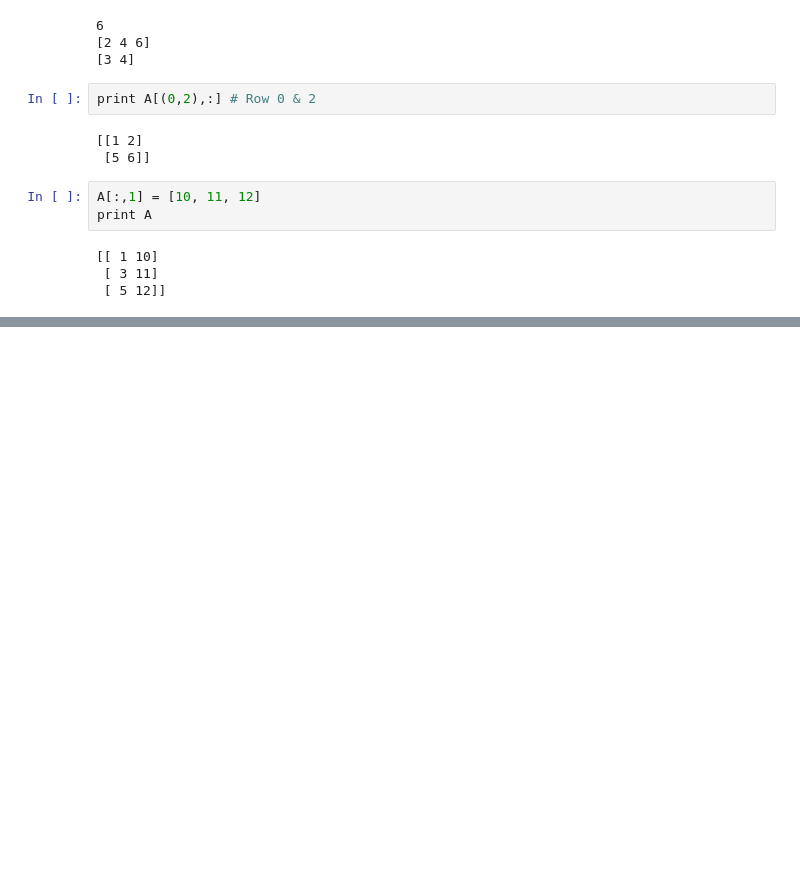
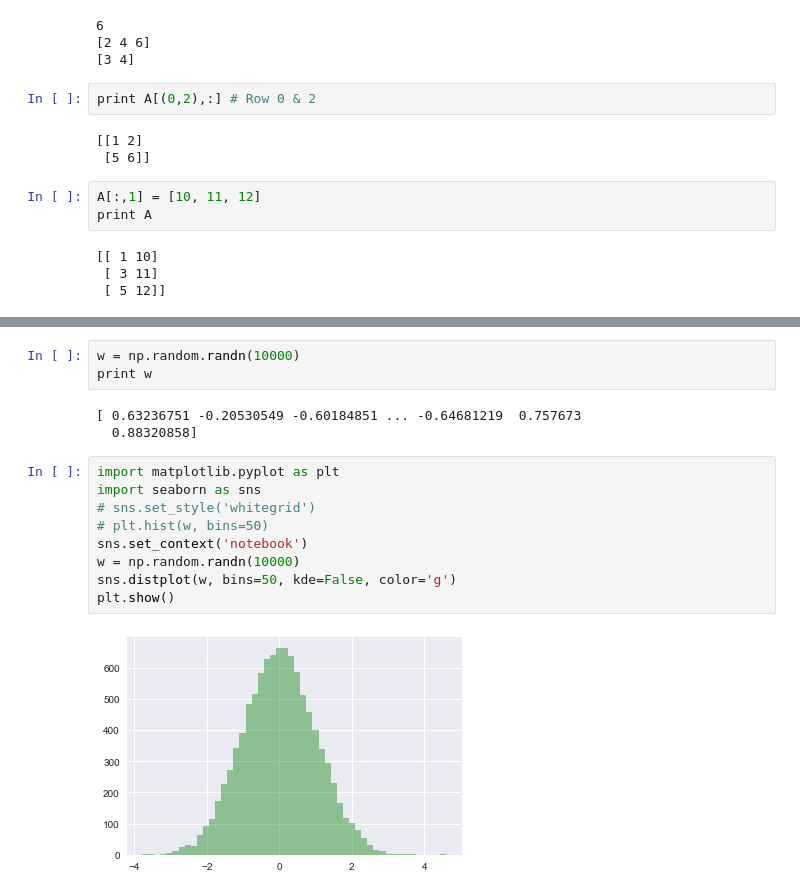
Before and after one commit to iamcuigang/ipy_sci, a Jupyter notebook: ML_AndrewNg/ch4.ipynb, the cells around one changed output, grey strips where cells are left out. Saved outputs shown, nothing was run; the diff lists cells and outputs as text; blank space fills up the shorter version.

```diff
--- a/ML_AndrewNg/ch4.ipynb
+++ b/ML_AndrewNg/ch4.ipynb
@@ -110,0 +147,17 @@ array([[  1,  10, 100],
+# %%
+w = np.random.randn(10000)
+print w
+# %% [output]
+[ 0.63236751 -0.20530549 -0.60184851 ... -0.64681219  0.757673
+  0.88320858]
+# %%
+import matplotlib.pyplot as plt
+import seaborn as sns
+# sns.set_style('whitegrid')
+# plt.hist(w, bins=50)
+sns.set_context('notebook')
+w = np.random.randn(10000)
+sns.distplot(w, bins=50, kde=False, color='g')
+plt.show()
+# %% [output]
+[figure, added]
```
Also changed, not shown: parts of 17 cells of this notebook, 1 other file.
